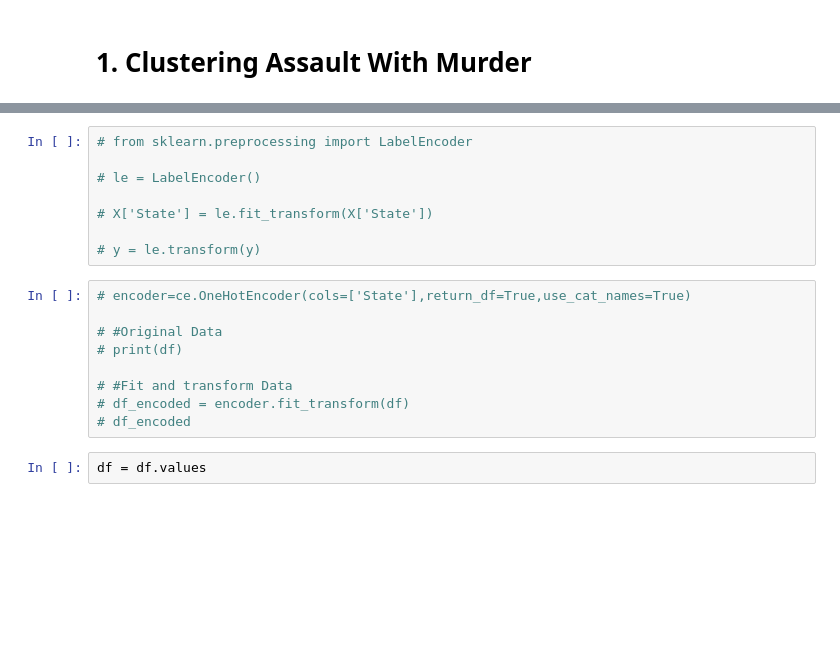
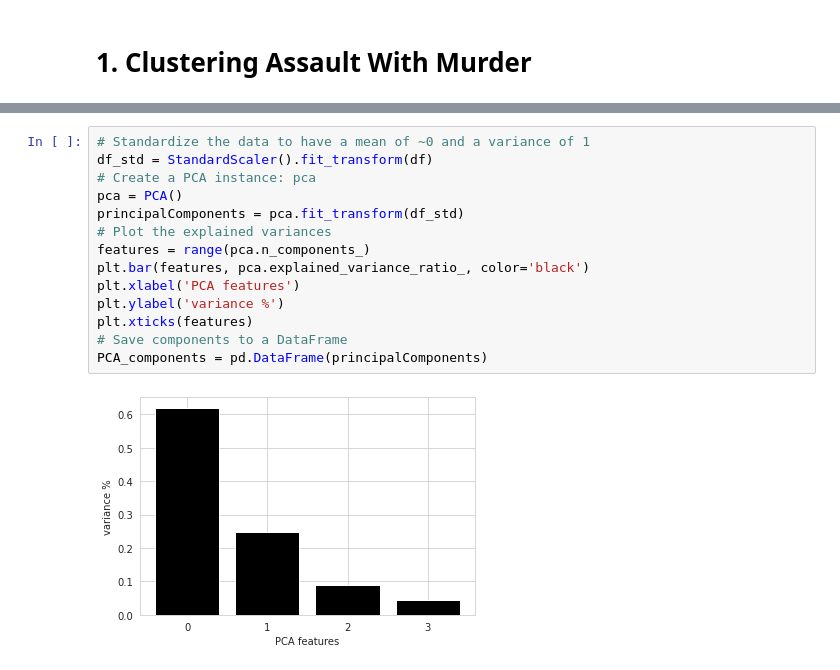
Before and after one commit to TROISTROIS/BLUE-BOOK-FOR-BULLDOZERS, a Jupyter notebook: k-means-practice.ipynb, the cells around one changed output, grey strips where cells are left out. Drawn from its saved outputs; the diff is of its cells as text; blank space fills up the shorter version.

Commit message:
Kaggle Notebook | K-Means Practice | Version 15

```diff
--- a/k-means-practice.ipynb
+++ b/k-means-practice.ipynb
@@ -113,19 +104,16 @@ plt.show()
-# %%
-# from sklearn.preprocessing import LabelEncoder
-
-# le = LabelEncoder()
-
-# X['State'] = le.fit_transform(X['State'])
-
-# y = le.transform(y)
-# %%
-# encoder=ce.OneHotEncoder(cols=['State'],return_df=True,use_cat_names=True)
-
-# #Original Data
-# print(df)
-
-# #Fit and transform Data
-# df_encoded = encoder.fit_transform(df)
-# df_encoded
-# %%
-df = df.values
+# %%
+# Standardize the data to have a mean of ~0 and a variance of 1
+df_std = StandardScaler().fit_transform(df)
+# Create a PCA instance: pca
+pca = PCA()
+principalComponents = pca.fit_transform(df_std)
+# Plot the explained variances
+features = range(pca.n_components_)
+plt.bar(features, pca.explained_variance_ratio_, color='black')
+plt.xlabel('PCA features')
+plt.ylabel('variance %')
+plt.xticks(features)
+# Save components to a DataFrame
+PCA_components = pd.DataFrame(principalComponents)
+# %% [output]
+[figure, added]
```
Also changed, not shown: parts of 8 cells of this notebook.
